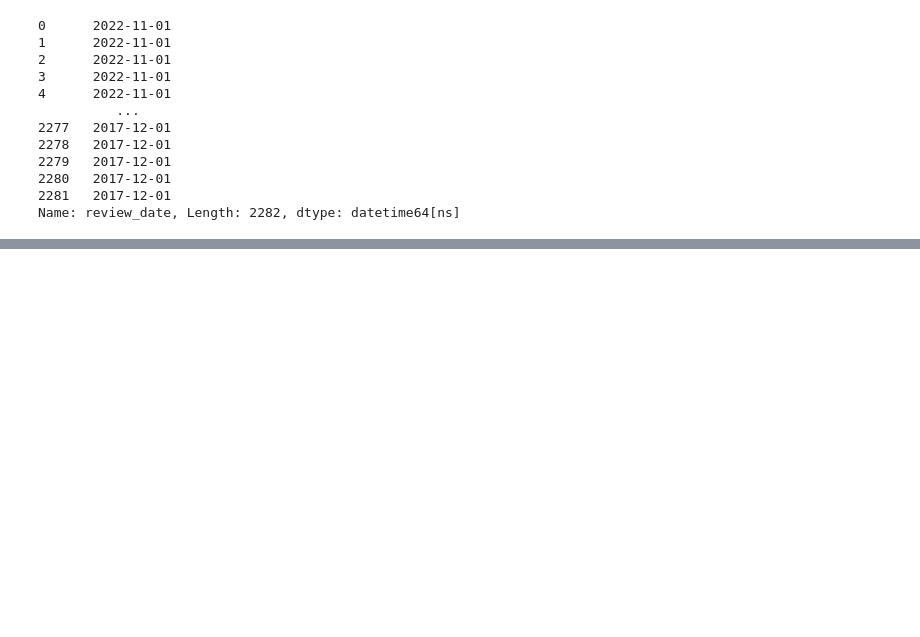
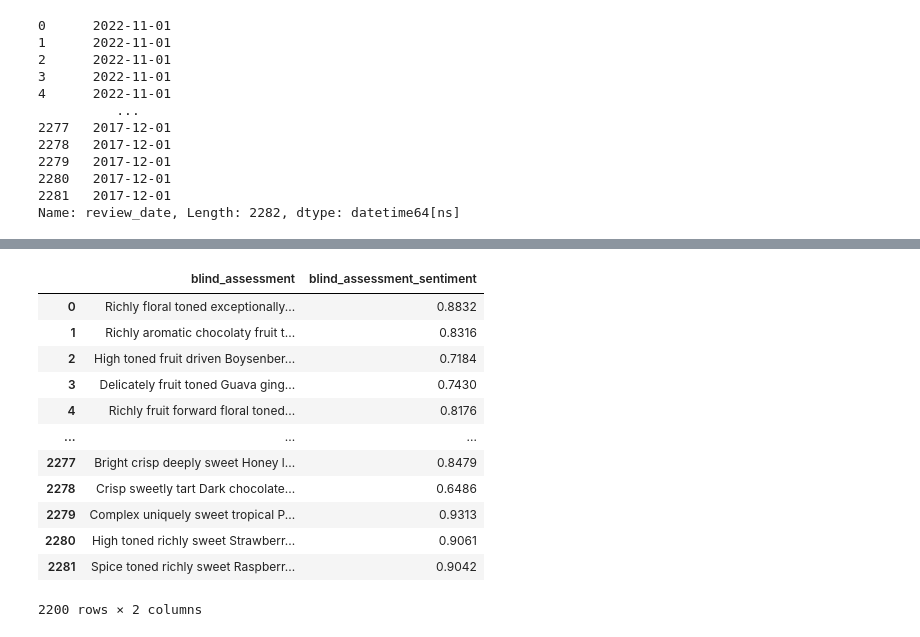
Before and after one commit to DATA-606-SPRING-2023-TUE/nicholas_data606, a Jupyter notebook: src/Data_Conversions.ipynb, the cells around one changed output, grey strips where cells are left out. Saved outputs shown, nothing was run; the diff lists cells and outputs as text; code cells hidden in the pictures; blank space fills up the shorter version.

```diff
--- a/src/Data_Conversions.ipynb
+++ b/src/Data_Conversions.ipynb
@@ -127,0 +212,4 @@ Coffee_df[['currency', 'value', 'unit']]
+# %%
+# extract the currency
+Coffee_df['currency'] = Coffee_df['est_price'].str.extract('(NT|HKD|CAD|KRW|AUD|AED|IDR|€|£|¥|RM|[eE]uro)')
+Coffee_df.currency.unique()
@@ -127,0 +223,4 @@ Coffee_df[['currency', 'value', 'unit']]
+# %%
+# If unknown currency, assume USD
+Coffee_df.currency.fillna('$', inplace=True)
+Coffee_df.currency.unique()
@@ -127,0 +230,4 @@ Coffee_df[['currency', 'value', 'unit']]
+# %%
+# remove rows that could not be converted
+Coffee_df = Coffee_df.dropna(subset=['currency', 'value', 'unit'])
+Coffee_df.shape
@@ -188,0 +321,14 @@ array(['ounces', 'grams', nan, 'capsules', '$500/227g', 'only)', 'packet',
+# %%
+import nltk
+import re
+
+# remove special characters
+def clean(text):
+    text = re.sub('[^A-Za-z]+', ' ', str(text))
+    return text
+
+# place cleaned descriptions into new columns with identifiable names
+Coffee_df['blind_assessment'] = Coffee_df['desc_1'].apply(clean)
+Coffee_df['notes'] = Coffee_df['desc_2'].apply(clean)
+Coffee_df['bottom_line'] = Coffee_df['desc_3'].apply(clean)
+Coffee_df[['blind_assessment', 'notes', 'bottom_line']].head()
@@ -188,0 +353,30 @@ array(['ounces', 'grams', nan, 'capsules', '$500/227g', 'only)', 'packet',
+# %%
+# https://stackoverflow.com/questions/40325980/how-is-the-vader-compound-polarity-score-calculated-in-python-nltk
+# polarity_scores output into 4 classes of sentiments (neg, neu, pos, compound (aggregated score))
+
+analyzer = SentimentIntensityAnalyzer()
+
+def analyze_text(text):
+    sentiment = analyzer.polarity_scores(str(text))
+    return sentiment['compound']
+
+
+Coffee_df['blind_assessment_sentiment'] = Coffee_df['blind_assessment'].apply(analyze_text)
+Coffee_df['notes_sentiment'] = Coffee_df['notes'].apply(analyze_text)
+Coffee_df['bottom_line_sentiment'] = Coffee_df['bottom_line'].apply(analyze_text)
+
+Coffee_df[['blind_assessment', 'blind_assessment_sentiment']]
+# %% [output]
+|  | blind_assessment | blind_assessment_sentiment |
+| 0 | Richly floral toned exceptionally... | 0.8832 |
+| 1 | Richly aromatic chocolaty fruit t... | 0.8316 |
+| 2 | High toned fruit driven Boysenber... | 0.7184 |
+| 3 | Delicately fruit toned Guava ging... | 0.7430 |
+| 4 | Richly fruit forward floral toned... | 0.8176 |
+| ... | ... | ... |
+| 2277 | Bright crisp deeply sweet Honey l... | 0.8479 |
+| 2278 | Crisp sweetly tart Dark chocolate... | 0.6486 |
+| 2279 | Complex uniquely sweet tropical P... | 0.9313 |
+| 2280 | High toned richly sweet Strawberr... | 0.9061 |
+| 2281 | Spice toned richly sweet Raspberr... | 0.9042 |
+2200 rows × 2 columns
```
Also changed, not shown: parts of 32 cells of this notebook.
